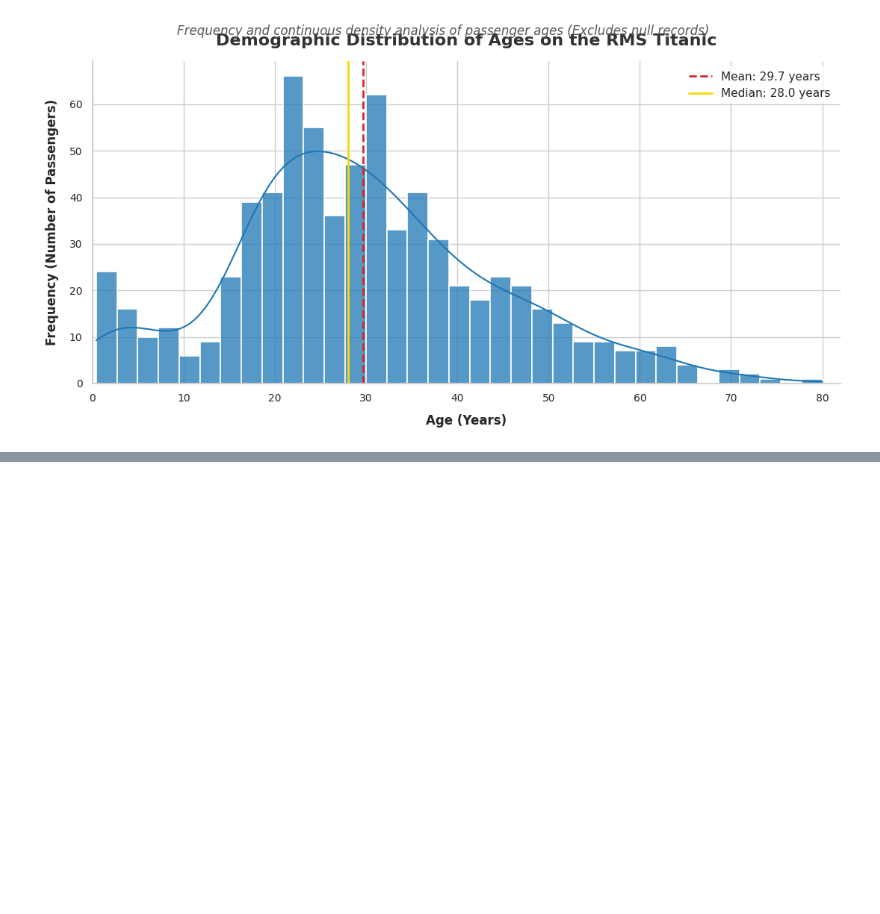
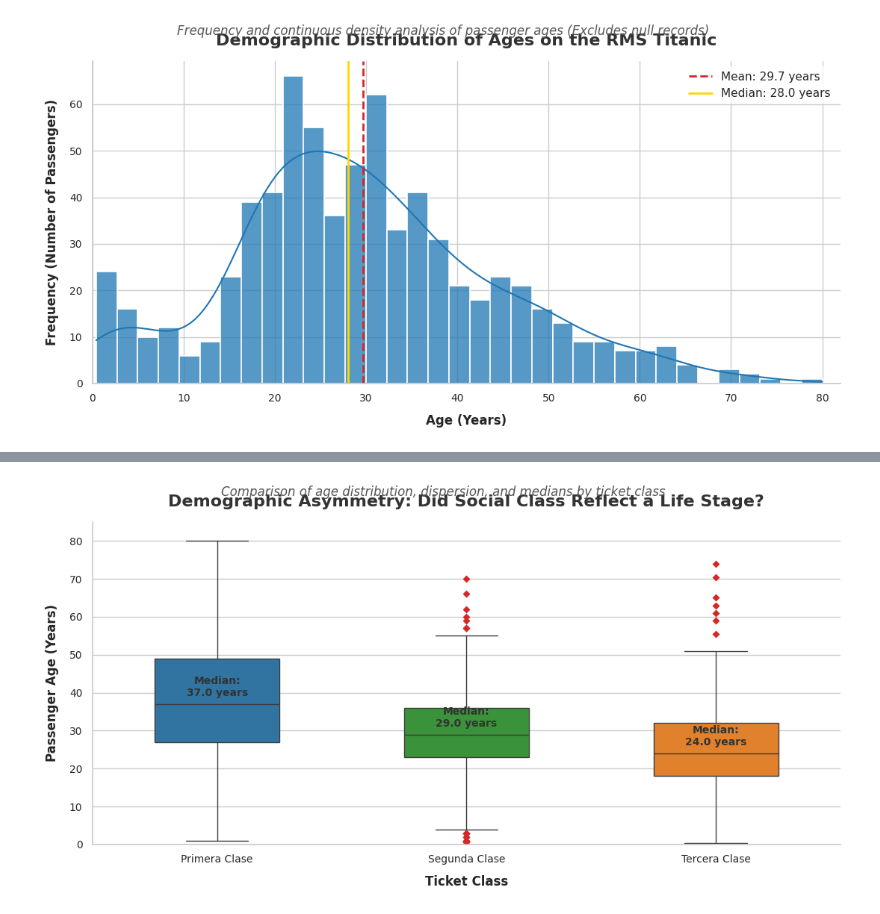
Before and after one commit to MariaIsaDurango/Titanic-Visualizacion, a Jupyter notebook: RMS_Titanic_—_Análisis_de_una_Tragedia_Visual.ipynb, the cells around one changed output, grey strips where cells are left out. Drawn from its saved outputs; the diff is of its cells as text; code cells hidden in the pictures; blank space fills up the shorter version.

```diff
--- a/RMS_Titanic_—_Análisis_de_una_Tragedia_Visual.ipynb
+++ b/RMS_Titanic_—_Análisis_de_una_Tragedia_Visual.ipynb
@@ -568,0 +613,88 @@ plt.show()
+# %%
+# ==============================================================================
+# DATA PREPARATION - QUESTION 3
+# ==============================================================================
+# 1. Aseguramos un cálculo limpio eliminando registros con edad nula
+df_p3 = df_p1.dropna(subset=['Age']).copy()
+
+# 2. SOLUCCIÓN: Creamos la columna 'Clase_Nombre' mapeando desde 'Pclass'
+mapa_clases = {1: 'Primera Clase', 2: 'Segunda Clase', 3: 'Tercera Clase'}
+df_p3['Clase_Nombre'] = df_p3['Pclass'].map(mapa_clases)
+
+# ==============================================================================
+# PLOT CONFIGURATION
+# ==============================================================================
+plt.figure(figsize=(11, 6))
+
+# Definimos el orden de las clases para el eje X
+orden_clases = ['Primera Clase', 'Segunda Clase', 'Tercera Clase']
+
+# Definimos la paleta de colores completa
+TITANIC_PALETTE = {
+    'First Class': '#1f77b4',   # Blue
+    'Second Class': '#2ca02c',  # Green
+    'Third Class': '#ff7f0e',   # Orange
+    'Died': '#d62728',          # Red
+    'Neutral_Dark': '#333333'   # Dark gray
+}
+
+# Mapeamos los colores a las etiquetas en español
+colores_p3 = {
+    'Primera Clase': TITANIC_PALETTE['First Class'],
+    'Segunda Clase': TITANIC_PALETTE['Second Class'],
+    'Tercera Clase': TITANIC_PALETTE['Third Class']
+}
+
+# Creamos el Boxplot con un diseño elegante y estilizado
+ax = sns.boxplot(
+    data=df_p3,
+    x='Clase_Nombre',  # Ahora la columna ya existe gracias al mapeo de arriba
+    y='Age',
+    order=orden_clases,
+    palette=colores_p3,
+    hue='Clase_Nombre',  # Evita advertencias de futuras versiones
+    legend=False,
+    width=0.5,           # Ajustamos el ancho de las cajas para que luzca estilizado
+    fliersize=5,         # Tamaño de los puntos que representan outliers
+    flierprops=dict(markerfacecolor=TITANIC_PALETTE['Died'], marker='D', markeredgecolor='none') # Outliers as red diamonds
+)
+
+# ==============================================================================
+# MEDIANS CALCULATION AND ANNOTATION ON THE PLOT
+# ==============================================================================
+for i, clase in enumerate(orden_clases):
+    # Calculamos la mediana exacta de cada clase
+    mediana_exacta = df_p3[df_p3['Clase_Nombre'] == clase]['Age'].median()
+
+    # Colocamos el texto de la mediana justo arriba de la línea central de cada caja
+    ax.text(
+        i,
+        mediana_exacta + 1.5,
+        f'Median:\n{mediana_exacta:.1f} years',
+        ha='center',
+        va='bottom',
+        fontsize=10,
+        weight='bold',
+        color=TITANIC_PALETTE['Neutral_Dark']
+    )
+
+# ==============================================================================
+# FINAL DESIGN TOUCHES AND STORYTELLING
+# ==============================================================================
+plt.title('Demographic Asymmetry: Did Social Class Reflect a Life Stage?', fontsize=16, weight='bold', pad=15, color=TITANIC_PALETTE['Neutral_Dark'])
+plt.suptitle('Comparison of age distribution, dispersion, and medians by ticket class', fontsize=12, style='italic', y=0.93, color='#555555')
+
+plt.xlabel('Ticket Class', fontsize=12, labelpad=10, weight='bold')
+plt.ylabel('Passenger Age (Years)', fontsize=12, labelpad=10, weight='bold')
+
+# Ajustamos límites del eje Y para dar aire visual
+plt.ylim(0, 85)
+
+# Limpieza de bordes
+sns.despine()
+
+# Ajuste y despliegue
+plt.tight_layout()
+plt.show()
+# %% [output]
+[figure, added]
```
Also changed, not shown: parts of 45 cells of this notebook.
